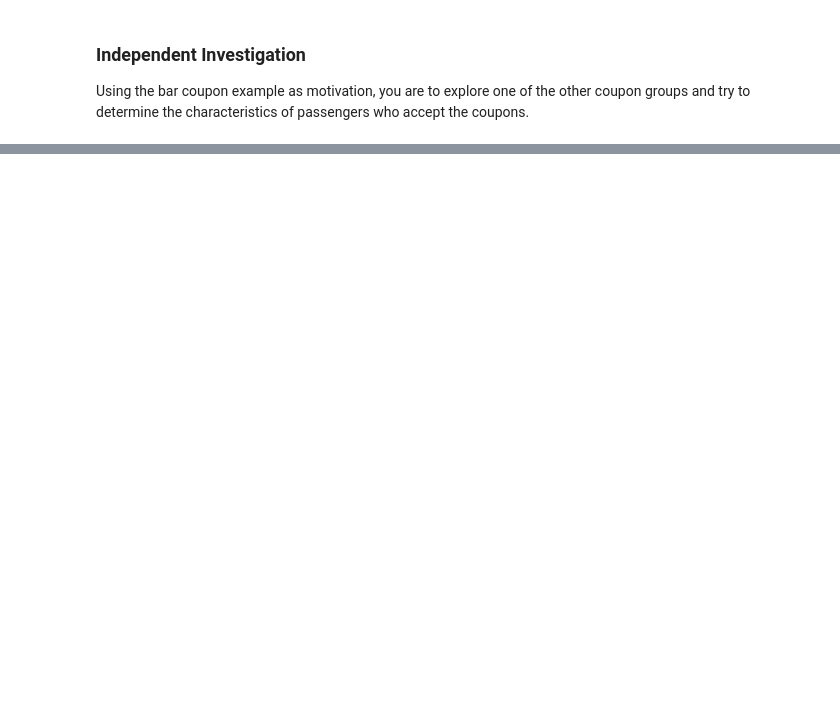
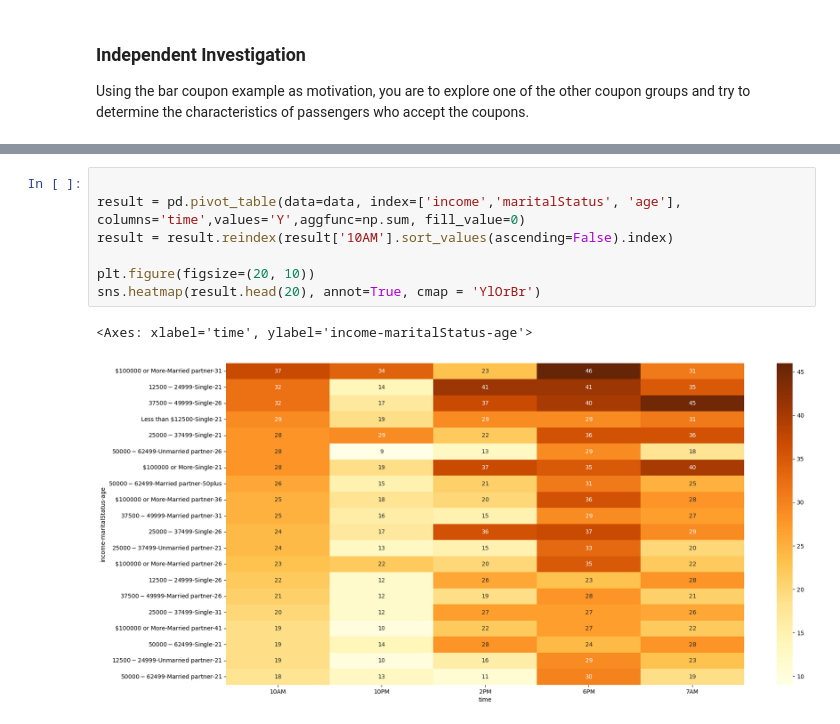
Before and after one commit to klattice/mlapps, a Jupyter notebook: prompt/prompt.ipynb, the cells around one changed output, grey strips where cells are left out. Cells and saved outputs as stored; diff of their text form; blank space fills up the shorter version.

```diff
--- a/prompt/prompt.ipynb
+++ b/prompt/prompt.ipynb
@@ -421,0 +532,10 @@ data.query('(coupon == "Coffee House") and (Y == 1)')['income'].value_counts().p
+# %%
+
+result = pd.pivot_table(data=data, index=['income','maritalStatus', 'age'], columns='time',values='Y',aggfunc=np.sum, fill_value=0)
+result = result.reindex(result['10AM'].sort_values(ascending=False).index)
+
+plt.figure(figsize=(20, 10))
+sns.heatmap(result.head(20), annot=True, cmap = 'YlOrBr')
+# %% [output]
+<Axes: xlabel='time', ylabel='income-maritalStatus-age'>
+[figure, added]
```
Also changed, not shown: parts of 47 cells of this notebook.
